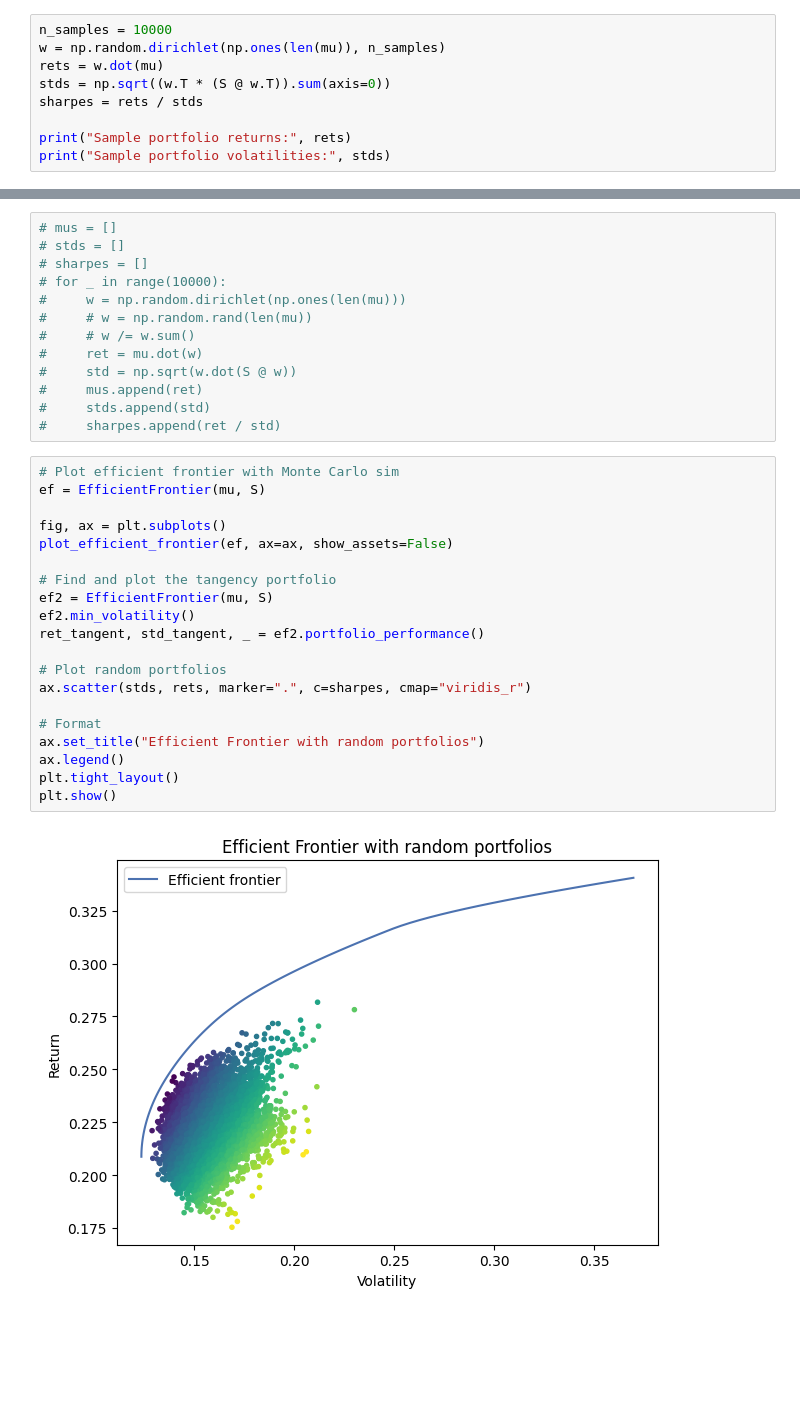
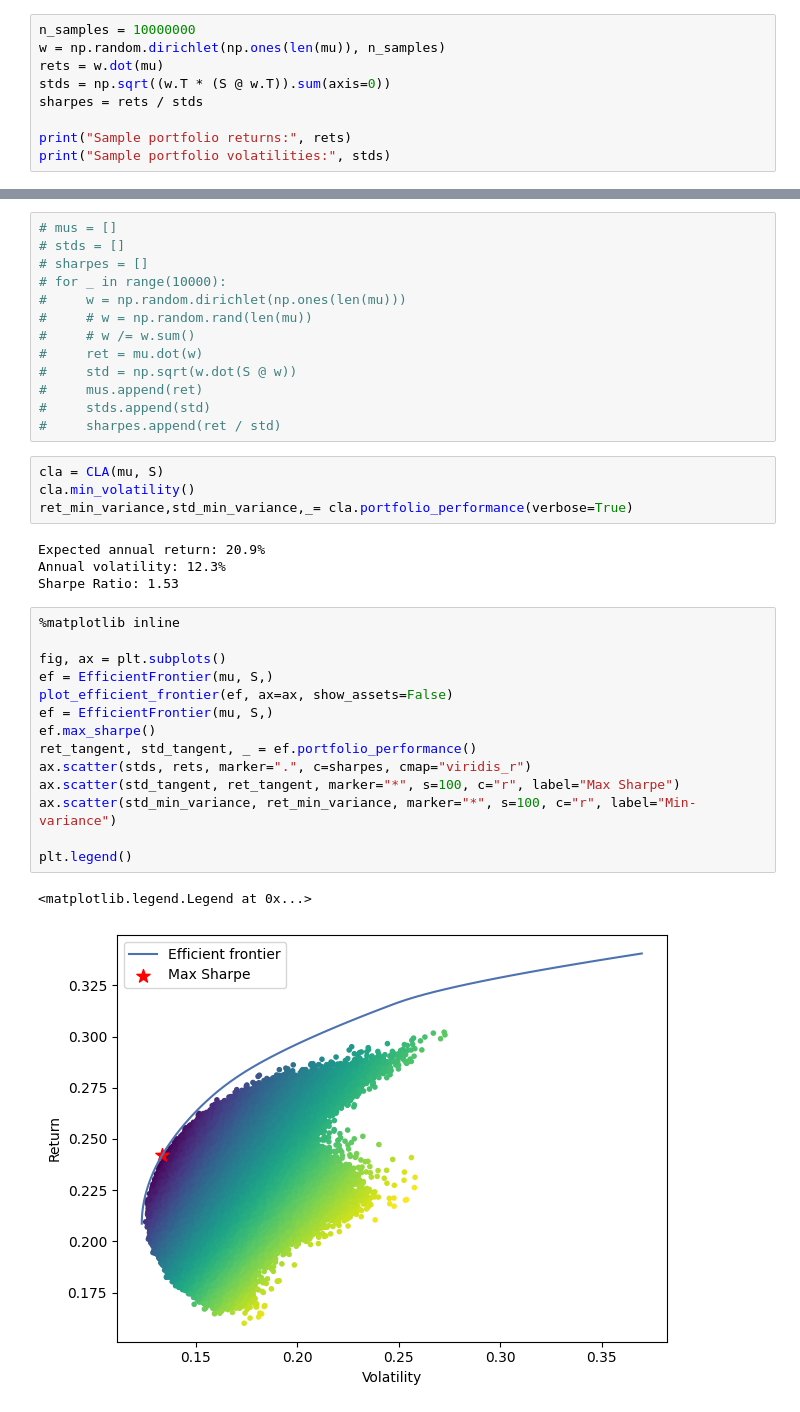
Before and after one commit to Versus-91/Thesis, a Jupyter notebook: 2-Mean-Variance-Optimisation.ipynb, the cells around one changed output, grey strips where cells are left out. Drawn from its saved outputs; the diff is of its cells as text; blank space fills up the shorter version.

```diff
--- a/2-Mean-Variance-Optimisation.ipynb
+++ b/2-Mean-Variance-Optimisation.ipynb
@@ -711,7 +722,7 @@ In this example, we will plot the efficient frontier as well as 10,000 simulated
 
 To generate the simulated portfolios, we will sample random weights from the Dirichlet distribution (these are already normalised):
 # %%
-n_samples = 10000
+n_samples = 10000000
 w = np.random.dirichlet(np.ones(len(mu)), n_samples)
 rets = w.dot(mu)
 stds = np.sqrt((w.T * (S @ w.T)).sum(axis=0))
@@ -748,25 +759,28 @@ Note that the above code is equivalent to generating samples via a for loop (jus
 #     mus.append(ret)
 #     stds.append(std)
 #     sharpes.append(ret / std)
+# %%
+cla = CLA(mu, S)
+cla.min_volatility()
+ret_min_variance,std_min_variance,_= cla.portfolio_performance(verbose=True)
+# %% [output]
+Expected annual return: 20.9%
+Annual volatility: 12.3%
+Sharpe Ratio: 1.53
 # %%
-# Plot efficient frontier with Monte Carlo sim
-ef = EfficientFrontier(mu, S)
+%matplotlib inline
 
 fig, ax = plt.subplots()
+ef = EfficientFrontier(mu, S,)
 plot_efficient_frontier(ef, ax=ax, show_assets=False)
+ef = EfficientFrontier(mu, S,)
+ef.max_sharpe()
+ret_tangent, std_tangent, _ = ef.portfolio_performance()
+ax.scatter(stds, rets, marker=".", c=sharpes, cmap="viridis_r")
+ax.scatter(std_tangent, ret_tangent, marker="*", s=100, c="r", label="Max Sharpe")
+ax.scatter(std_min_variance, ret_min_variance, marker="*", s=100, c="r", label="Min-variance")
 
-# Find and plot the tangency portfolio
-ef2 = EfficientFrontier(mu, S)
-ef2.min_volatility()
-ret_tangent, std_tangent, _ = ef2.portfolio_performance()
-
-# Plot random portfolios
-ax.scatter(stds, rets, marker=".", c=sharpes, cmap="viridis_r")
-
-# Format
-ax.set_title("Efficient Frontier with random portfolios")
-ax.legend()
-plt.tight_layout()
-plt.show()
+plt.legend()
 # %% [output]
+<matplotlib.legend.Legend at 0x...>
-[figure, old version]
+[figure, new version]
```
Also changed, not shown: parts of 13 cells of this notebook, 10 other files.
